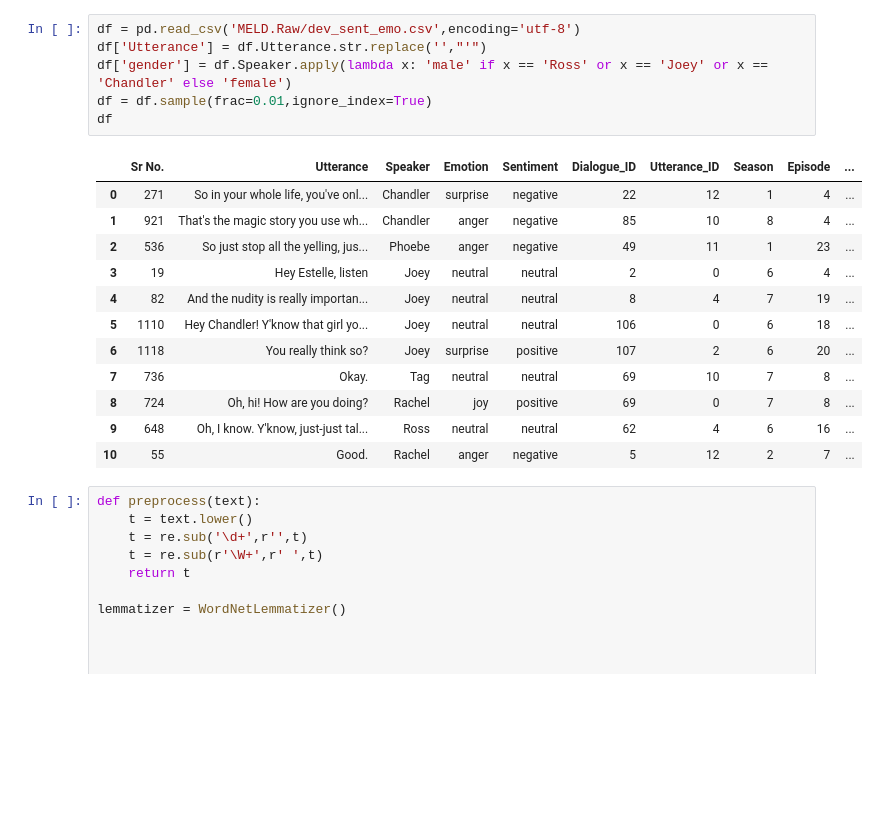
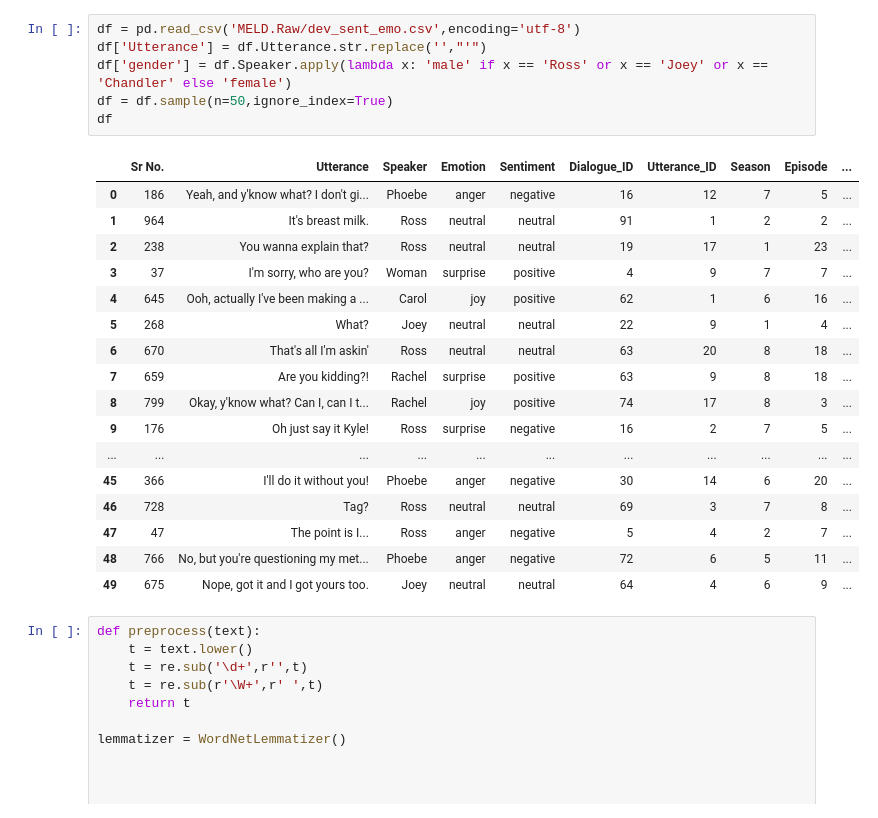
Before and after one commit to isevr/TVEmotion, a Jupyter notebook: t.ipynb, the cells around one changed output. Drawn from its saved outputs; the diff is of its cells as text; blank space fills up the shorter version.

```diff
--- a/t.ipynb
+++ b/t.ipynb
@@ -55,19 +59,24 @@
 df['gender'] = df.Speaker.apply(lambda x: 'male' if x == 'Ross' or x == 'Joey' or x == 'Chandler' else 'female')
-df = df.sample(frac=0.01,ignore_index=True)
+df = df.sample(n=50,ignore_index=True)
 df
 # %% [output]
 |  | Sr No. | Utterance | Speaker | Emotion | Sentiment | Dialogue_ID | Utterance_ID | Season | Episode | ... |
-| 0 | 271 | So in your whole life, you've onl... | Chandler | surprise | negative | 22 | 12 | 1 | 4 | ... |
-| 1 | 921 | That's the magic story you use wh... | Chandler | anger | negative | 85 | 10 | 8 | 4 | ... |
-| 2 | 536 | So just stop all the yelling, jus... | Phoebe | anger | negative | 49 | 11 | 1 | 23 | ... |
-| 3 | 19 | Hey Estelle, listen | Joey | neutral | neutral | 2 | 0 | 6 | 4 | ... |
-| 4 | 82 | And the nudity is really importan... | Joey | neutral | neutral | 8 | 4 | 7 | 19 | ... |
-| 5 | 1110 | Hey Chandler! Y'know that girl yo... | Joey | neutral | neutral | 106 | 0 | 6 | 18 | ... |
-| 6 | 1118 | You really think so? | Joey | surprise | positive | 107 | 2 | 6 | 20 | ... |
-| 7 | 736 | Okay. | Tag | neutral | neutral | 69 | 10 | 7 | 8 | ... |
-| 8 | 724 | Oh, hi! How are you doing? | Rachel | joy | positive | 69 | 0 | 7 | 8 | ... |
-| 9 | 648 | Oh, I know. Y'know, just-just tal... | Ross | neutral | neutral | 62 | 4 | 6 | 16 | ... |
-| 10 | 55 | Good. | Rachel | anger | negative | 5 | 12 | 2 | 7 | ... |
+| 0 | 186 | Yeah, and y'know what? I don't gi... | Phoebe | anger | negative | 16 | 12 | 7 | 5 | ... |
+| 1 | 964 | It's breast milk. | Ross | neutral | neutral | 91 | 1 | 2 | 2 | ... |
+| 2 | 238 | You wanna explain that? | Ross | neutral | neutral | 19 | 17 | 1 | 23 | ... |
+| 3 | 37 | I'm sorry, who are you? | Woman | surprise | positive | 4 | 9 | 7 | 7 | ... |
+| 4 | 645 | Ooh, actually I've been making a ... | Carol | joy | positive | 62 | 1 | 6 | 16 | ... |
+| 5 | 268 | What? | Joey | neutral | neutral | 22 | 9 | 1 | 4 | ... |
+| 6 | 670 | That's all I'm askin' | Ross | neutral | neutral | 63 | 20 | 8 | 18 | ... |
+| 7 | 659 | Are you kidding?! | Rachel | surprise | positive | 63 | 9 | 8 | 18 | ... |
+| 8 | 799 | Okay, y'know what? Can I, can I t... | Rachel | joy | positive | 74 | 17 | 8 | 3 | ... |
+| 9 | 176 | Oh just say it Kyle! | Ross | surprise | negative | 16 | 2 | 7 | 5 | ... |
+| ... | ... | ... | ... | ... | ... | ... | ... | ... | ... | ... |
+| 45 | 366 | I'll do it without you! | Phoebe | anger | negative | 30 | 14 | 6 | 20 | ... |
+| 46 | 728 | Tag? | Ross | neutral | neutral | 69 | 3 | 7 | 8 | ... |
+| 47 | 47 | The point is I... | Ross | anger | negative | 5 | 4 | 2 | 7 | ... |
+| 48 | 766 | No, but you're questioning my met... | Phoebe | anger | negative | 72 | 6 | 5 | 11 | ... |
+| 49 | 675 | Nope, got it and I got yours too. | Joey | neutral | neutral | 64 | 4 | 6 | 9 | ... |
 # %%
 def preprocess(text):
     t = text.lower()
```
Also changed, not shown: parts of 14 cells of this notebook.
